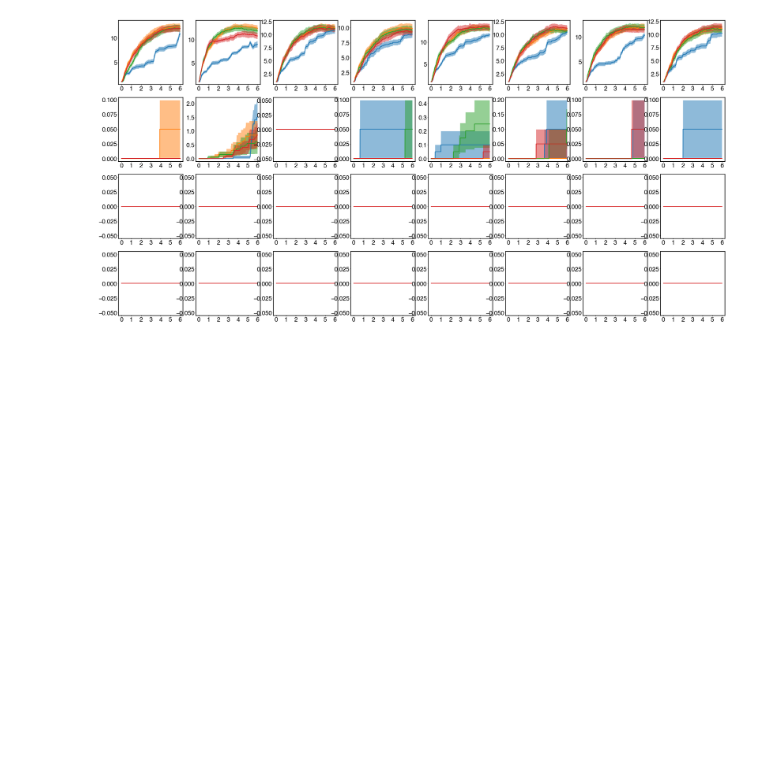
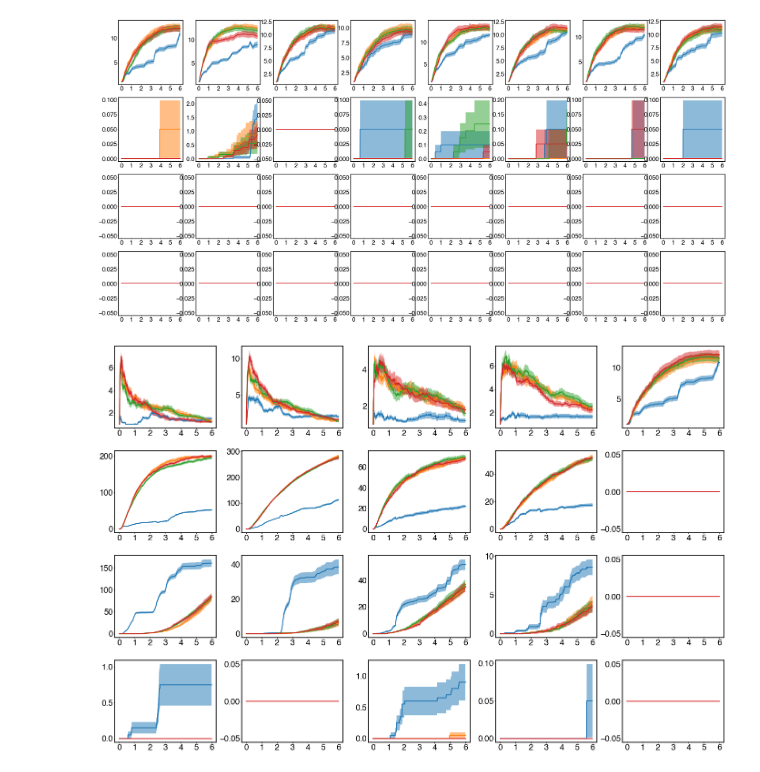
Before and after one commit to theilmbh/NeuralTDA, a Jupyter notebook: notebooks/pub/BettiCurves-ShuffleMask.ipynb, the cells around one changed output. Drawn from its saved outputs; the diff is of its cells as text; code cells hidden in the pictures; blank space fills up the shorter version.

```diff
--- a/notebooks/pub/BettiCurves-ShuffleMask.ipynb
+++ b/notebooks/pub/BettiCurves-ShuffleMask.ipynb
@@ -20,9 +20,10 @@ print(figsavepth)
 # %%
 # Set up birds and block_paths
-birds = ['B1083', 'B1056', 'B1235', 'B1075']
+birds = ['B1083', 'B1083-2', 'B1056', 'B1235', 'B1075']
 bps = {'B1083': '/home/brad/krista/B1083/P03S03/', 'B1075': '/home/brad/krista/B1075/P01S03/',
        'B1235': '/home/brad/krista/B1235/P02S01/', 'B1056': '/home/brad/krista/B1056/klusta/phy020516/Pen01_Lft_AP100_ML1300__Site03_Z2500__B1056_cat_P01_S03_1/',
-       'B1056': '/home/brad/krista/B1056/klusta/phy020516/Pen01_Lft_AP100_ML1300__Site03_Z2500__B1056_cat_P01_S03_1/'}
+       'B1056': '/home/brad/krista/B1056/klusta/phy020516/Pen01_Lft_AP100_ML1300__Site03_Z2500__B1056_cat_P01_S03_1/',
+       'B1083-2': '/home/brad/krista/B1083/P03S05/'}
 
 # Binning Parameters
 windt = 10.0                      # milliseconds
@@ -173,3 +187,32 @@ for bird in birds:
 [figure]
 [figure]
 [figure]
+# %%
+
+fig, axs = plt.subplots(4, 5, figsize=(24, 16), sharey=False)
+axs = axs.flatten()
+for ind, bird in enumerate(birds):
+    bird_betti_data = betti_data[bird]
+        # generate figure and axes
+    plt.style.use('/home/brad/code/NeuralTDA/gentnerlab.mplstyle')
+
+
+    bc = bird_betti_data['bc']
+    bettis = [0, 1, 2, 3]              # Betti number to plot
+    stims = np.array(list(bc.keys()))  # Stimuli names
+    stimIDs = [0]                 # ID numbers of stimuli to plot
+    stims_to_plot = stims[stimIDs]     # names of stimuli to plot
+    stim = stims[0]
+    bc_plot_dict = tp2.compute_mean_stderr_betti_curves(bc)
+    t_ms = bird_betti_data['t_ms']
+    for betti in bettis:
+        ax = axs[len(birds)*betti + ind]
+        tpplt.plot_betti_curve(bc_plot_dict, t_ms, stim, betti, ax)
+        for shuffle_suffix in shuffle_types:
+            bcs = bird_betti_data[shuffle_suffix]
+            bcs_plot_dict = tp2.compute_mean_stderr_betti_curves(bcs)   # Shuffled curves
+            tpplt.plot_betti_curve(bcs_plot_dict, t_ms, stim, betti, ax)
+plt.subplots_adjust(wspace=0.25, hspace=0.28)
+plt.savefig(os.path.join(figsavepth, 'AllBirds_1stim_allshuff.pdf'.format(bird, thresh)))
+# %% [output]
+[figure, added]
```
Also changed, not shown: parts of 4 cells of this notebook, 4 other files.
